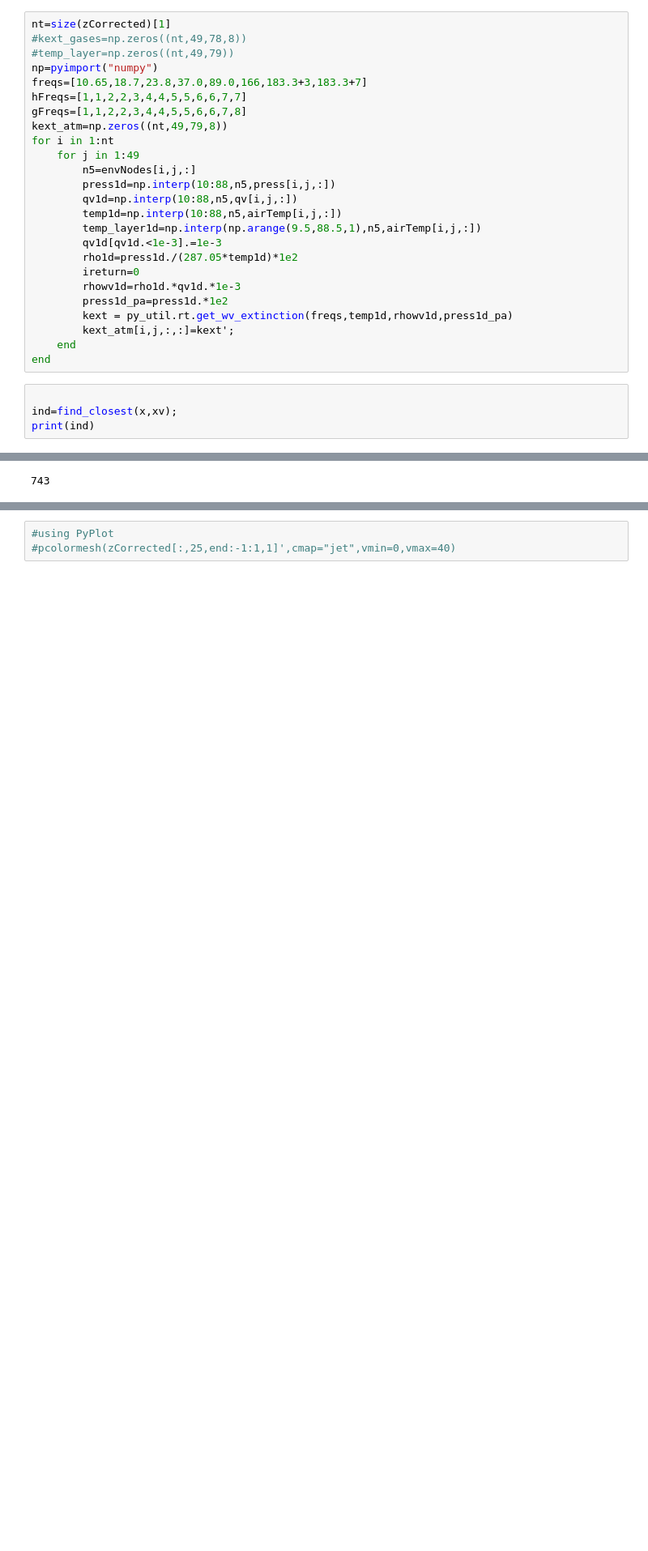
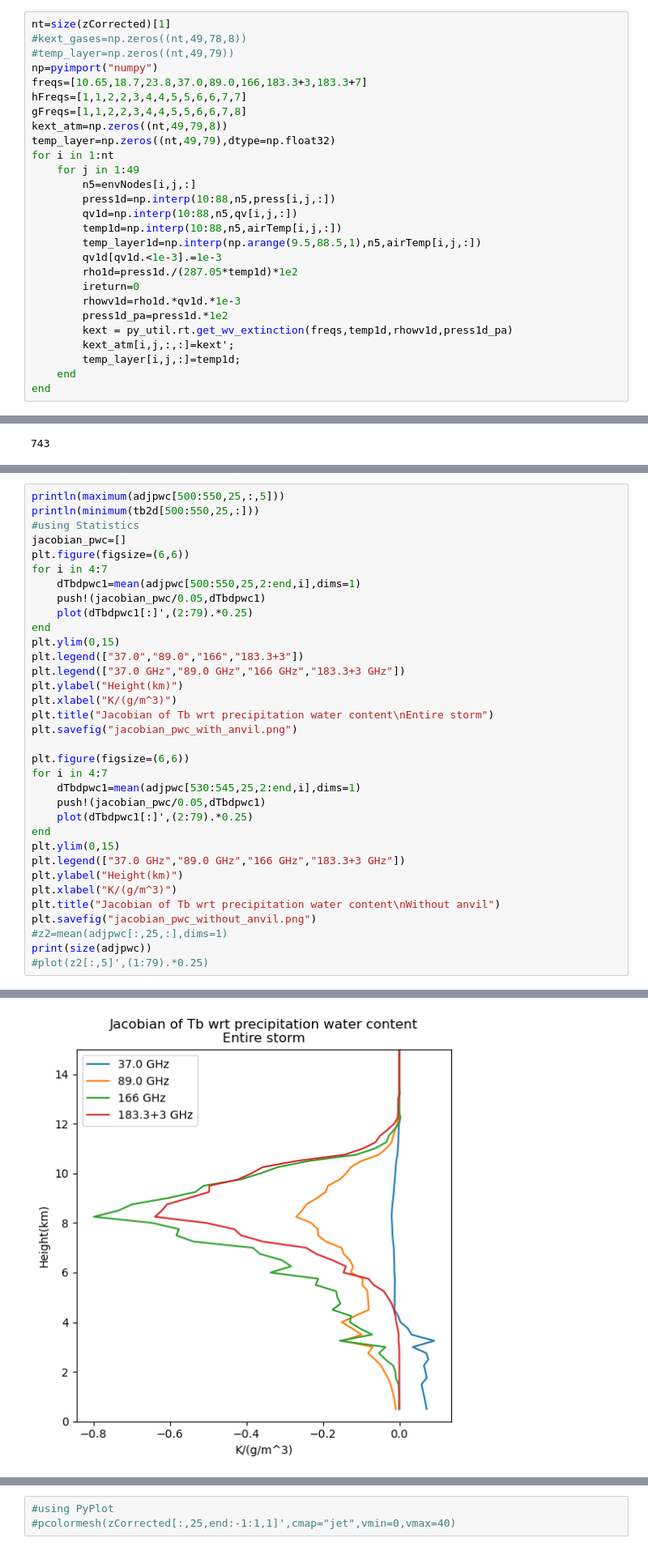
Before and after one commit to mgrecu35/juliaEddington, a Jupyter notebook: juliaSim.ipynb, the cells around one changed output, grey strips where cells are left out. Shown at 81% size. Drawn from its saved outputs; the diff is of its cells as text; blank space fills up the shorter version.

```diff
--- a/juliaSim.ipynb
+++ b/juliaSim.ipynb
@@ -19,6 +22,7 @@ freqs=[10.65,18.7,23.8,37.0,89.0,166,183.3+3,183.3+7]
 hFreqs=[1,1,2,2,3,4,4,5,5,6,6,7,7]
 gFreqs=[1,1,2,2,3,4,4,5,5,6,6,7,8]
 kext_atm=np.zeros((nt,49,79,8))
+temp_layer=np.zeros((nt,49,79),dtype=np.float32)
 for i in 1:nt
     for j in 1:49
         n5=envNodes[i,j,:]
@@ -33,9 +37,6 @@ for i in 1:nt
         press1d_pa=press1d.*1e2
         kext = py_util.rt.get_wv_extinction(freqs,temp1d,rhowv1d,press1d_pa)
         kext_atm[i,j,:,:]=kext';
+        temp_layer[i,j,:]=temp1d;
     end
 end
-# %%
-
-ind=find_closest(x,xv);
-print(ind)
@@ -181,0 +344,35 @@ end
+# %%
+println(maximum(adjpwc[500:550,25,:,5]))
+println(minimum(tb2d[500:550,25,:]))
+#using Statistics
+jacobian_pwc=[]
+plt.figure(figsize=(6,6))
+for i in 4:7
+    dTbdpwc1=mean(adjpwc[500:550,25,2:end,i],dims=1)
+    push!(jacobian_pwc/0.05,dTbdpwc1)
+    plot(dTbdpwc1[:]',(2:79).*0.25)
+end
+plt.ylim(0,15)
+plt.legend(["37.0","89.0","166","183.3+3"])
+plt.legend(["37.0 GHz","89.0 GHz","166 GHz","183.3+3 GHz"])
+plt.ylabel("Height(km)")
+plt.xlabel("K/(g/m^3)")
+plt.title("Jacobian of Tb wrt precipitation water content\nEntire storm")
+plt.savefig("jacobian_pwc_with_anvil.png")
+
+plt.figure(figsize=(6,6))
+for i in 4:7
+    dTbdpwc1=mean(adjpwc[530:545,25,2:end,i],dims=1)
+    push!(jacobian_pwc/0.05,dTbdpwc1)
+    plot(dTbdpwc1[:]',(2:79).*0.25)
+end
+plt.ylim(0,15)
+plt.legend(["37.0 GHz","89.0 GHz","166 GHz","183.3+3 GHz"])
+plt.ylabel("Height(km)")
+plt.xlabel("K/(g/m^3)")
+plt.title("Jacobian of Tb wrt precipitation water content\nWithout anvil")
+plt.savefig("jacobian_pwc_without_anvil.png")
+#z2=mean(adjpwc[:,25,:],dims=1)
+print(size(adjpwc))
+#plot(z2[:,5]',(1:79).*0.25)
+# %% [output]
@@ -181,0 +382 @@ end
+[figure, added]
```
Also changed, not shown: parts of 14 cells of this notebook, 4 other files.
